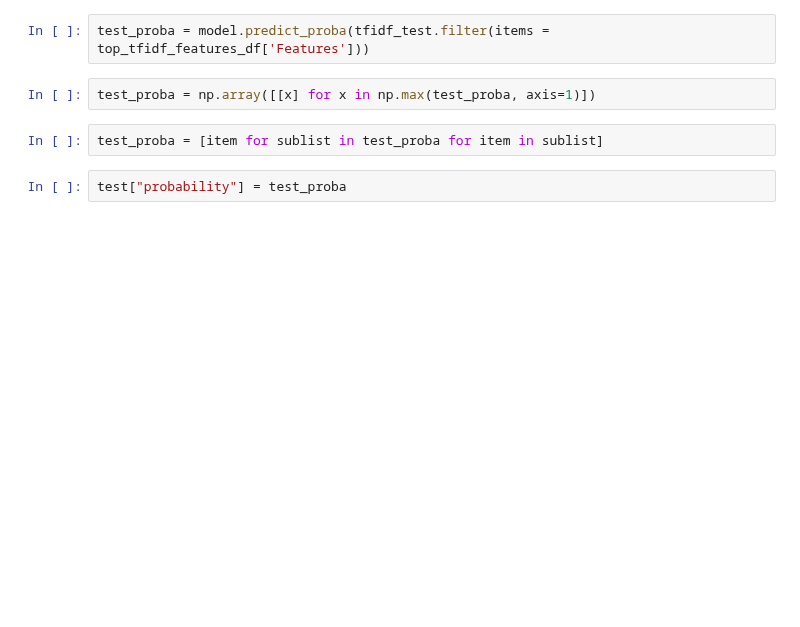
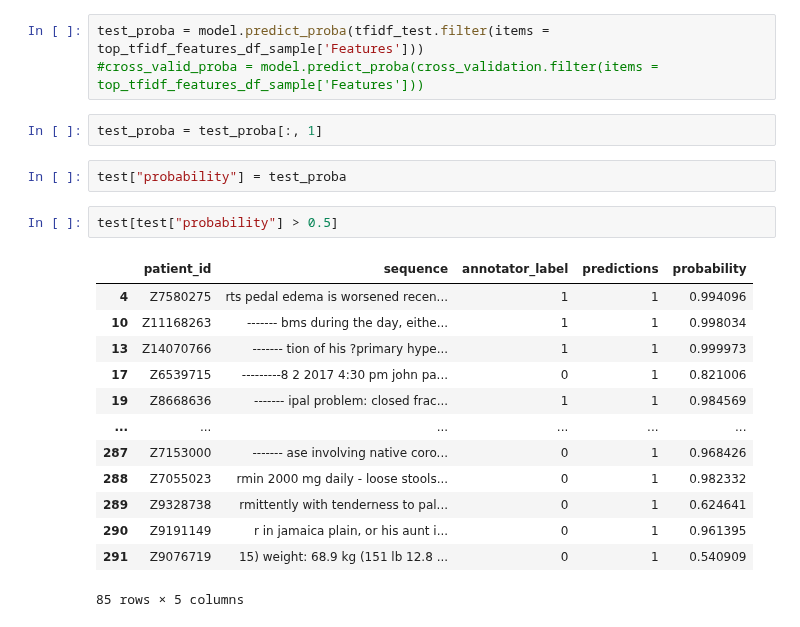
Before and after one commit to anaconda121/NeuraHealth, a Jupyter notebook: Modeling/TFIDF with Regularized Logistic Regression.ipynb, the cells around one changed output. Cells and saved outputs as stored; diff of their text form; blank space fills up the shorter version.

```diff
--- a/Modeling/TFIDF with Regularized Logistic Regression.ipynb
+++ b/Modeling/TFIDF with Regularized Logistic Regression.ipynb
@@ -500,8 +585,23 @@ test["predictions"] = test_predictions
 # %%
-test_proba = model.predict_proba(tfidf_test.filter(items = top_tfidf_features_df['Features']))
+test_proba = model.predict_proba(tfidf_test.filter(items = top_tfidf_features_df_sample['Features']))
+#cross_valid_proba = model.predict_proba(cross_validation.filter(items = top_tfidf_features_df_sample['Features']))
-# %%
-test_proba = np.array([[x] for x in np.max(test_proba, axis=1)])
-# %%
-test_proba = [item for sublist in test_proba for item in sublist]
+# %%
+test_proba = test_proba[:, 1]
 # %%
 test["probability"] = test_proba
+# %%
+test[test["probability"] > 0.5]
+# %% [output]
+|  | patient_id | sequence | annotator_label | predictions | probability |
+| 4 | Z7580275 | rts pedal edema is worsened recen... | 1 | 1 | 0.994096 |
+| 10 | Z11168263 | ------- bms during the day, eithe... | 1 | 1 | 0.998034 |
+| 13 | Z14070766 | ------- tion of his ?primary hype... | 1 | 1 | 0.999973 |
+| 17 | Z6539715 | ---------8 2 2017 4:30 pm john pa... | 0 | 1 | 0.821006 |
+| 19 | Z8668636 | ------- ipal problem: closed frac... | 1 | 1 | 0.984569 |
+| ... | ... | ... | ... | ... | ... |
+| 287 | Z7153000 | ------- ase involving native coro... | 0 | 1 | 0.968426 |
+| 288 | Z7055023 | rmin 2000 mg daily - loose stools... | 0 | 1 | 0.982332 |
+| 289 | Z9328738 | rmittently with tenderness to pal... | 0 | 1 | 0.624641 |
+| 290 | Z9191149 | r in jamaica plain, or his aunt i... | 0 | 1 | 0.961395 |
+| 291 | Z9076719 | 15) weight: 68.9 kg (151 lb 12.8 ... | 0 | 1 | 0.540909 |
+85 rows × 5 columns
```
Also changed, not shown: parts of 76 cells of this notebook, 7 other files.
